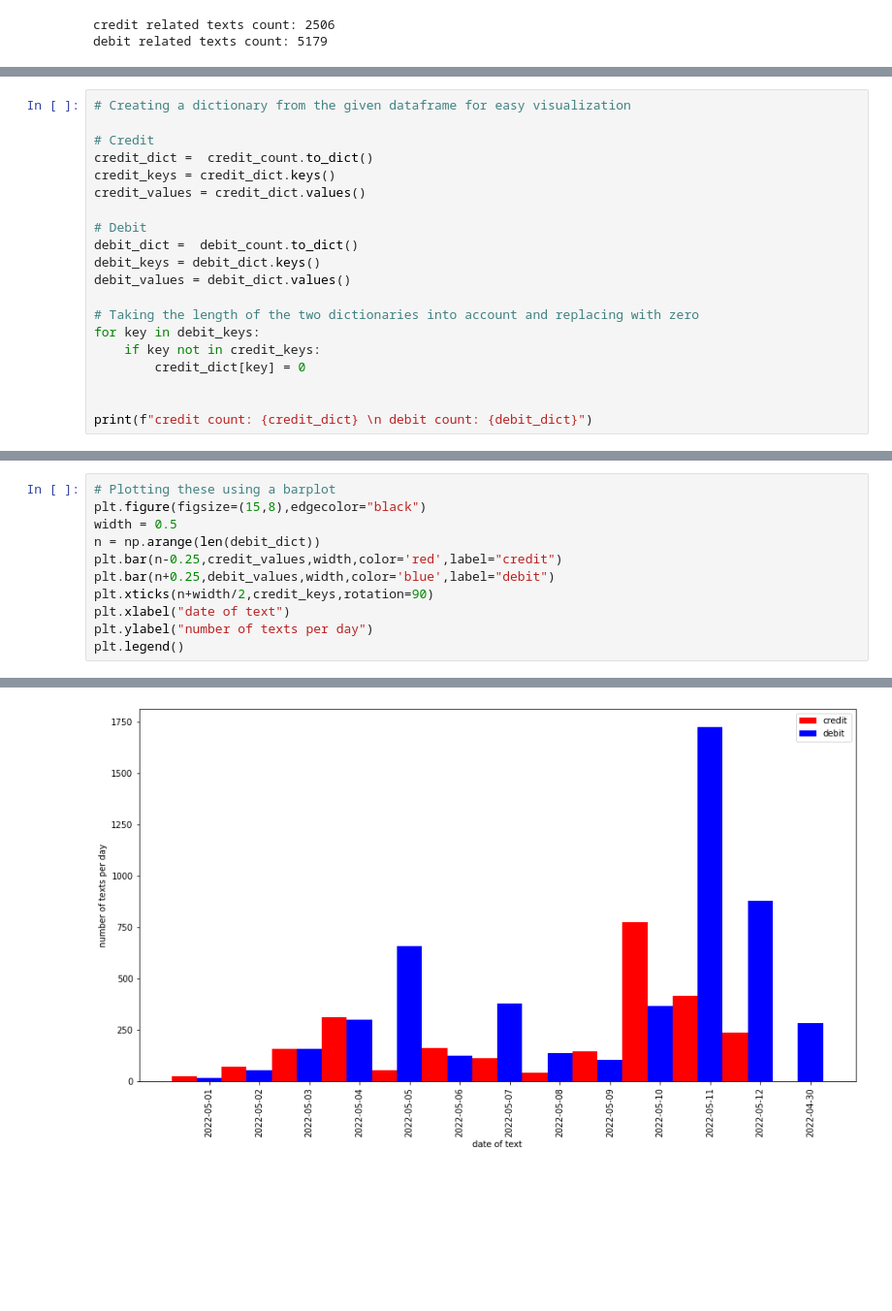
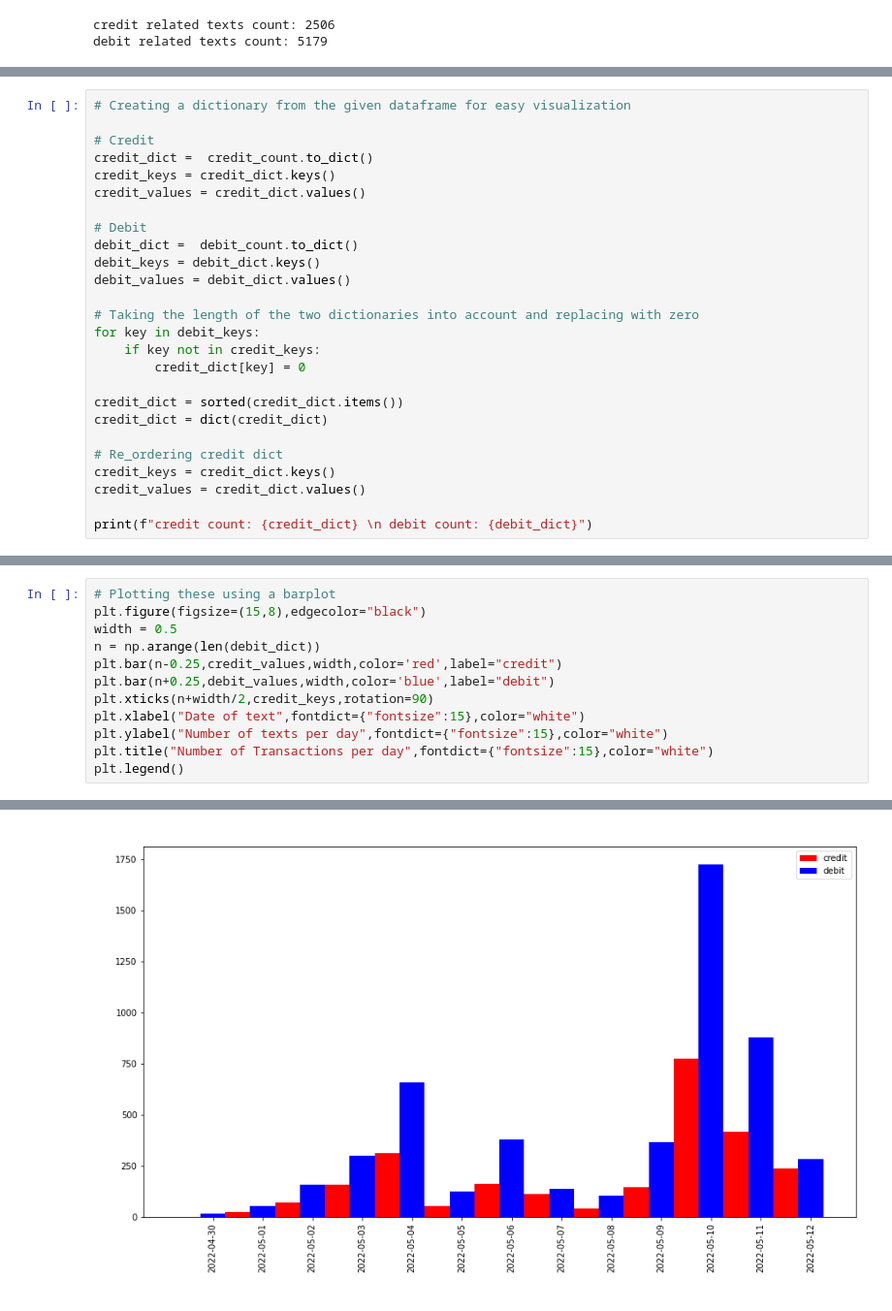
Before and after one commit to Taoheed-O/DATA-ANALYSIS, a Jupyter notebook: SMS/SMS.ipynb, the cells around one changed output, grey strips where cells are left out. Shown: that part at 97% size. Saved outputs shown, nothing was run; the diff lists cells and outputs as text; blank space fills up the shorter version.

Commit message:
sms data analysis and visualization

```diff
--- a/SMS/SMS.ipynb
+++ b/SMS/SMS.ipynb
@@ -176,6 +177,12 @@ for key in debit_keys:
     if key not in credit_keys:
         credit_dict[key] = 0
 
+credit_dict = sorted(credit_dict.items())
+credit_dict = dict(credit_dict)
+
+# Re_ordering credit dict
+credit_keys = credit_dict.keys()
+credit_values = credit_dict.values()
 
 print(f"credit count: {credit_dict} \n debit count: {debit_dict}")
 # %% [output]
@@ -184,14 +191,15 @@ credit count: {datetime.date(2022, 5, 1): 25, datetime.date(2022, 5, 2): 70, dat
 # %%
 # Plotting these using a barplot
 plt.figure(figsize=(15,8),edgecolor="black")
 width = 0.5
 n = np.arange(len(debit_dict))
 plt.bar(n-0.25,credit_values,width,color='red',label="credit")
 plt.bar(n+0.25,debit_values,width,color='blue',label="debit")
 plt.xticks(n+width/2,credit_keys,rotation=90)
-plt.xlabel("date of text")
-plt.ylabel("number of texts per day")
+plt.xlabel("Date of text",fontdict={"fontsize":15},color="white")
+plt.ylabel("Number of texts per day",fontdict={"fontsize":15},color="white")
+plt.title("Number of Transactions per day",fontdict={"fontsize":15},color="white")
 plt.legend()
 # %% [output]
 <matplotlib.legend.Legend at 0x...>
-[figure, old version]
+[figure, new version]
```
Also changed, not shown: parts of 3 cells of this notebook.
